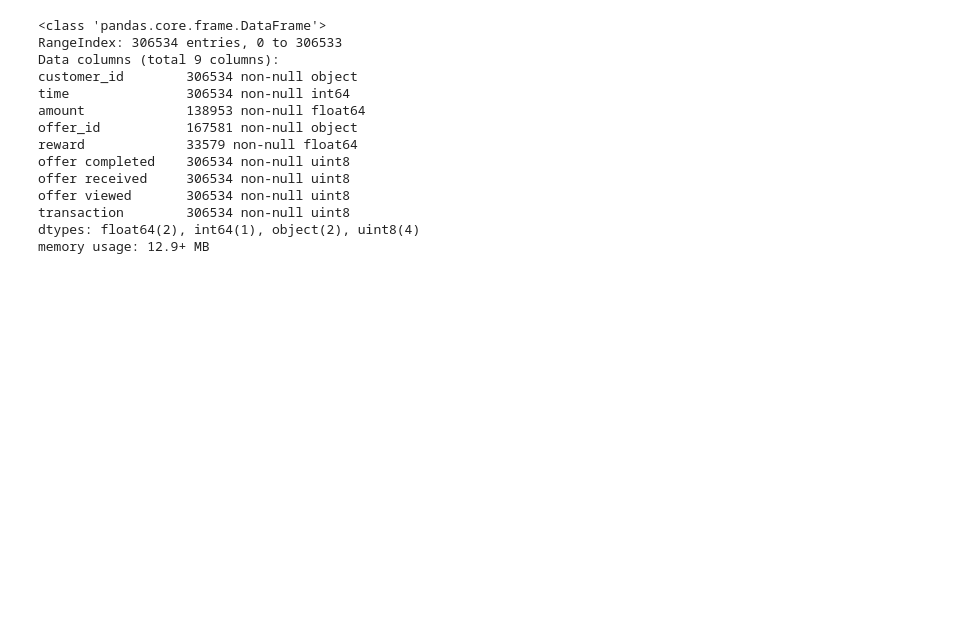
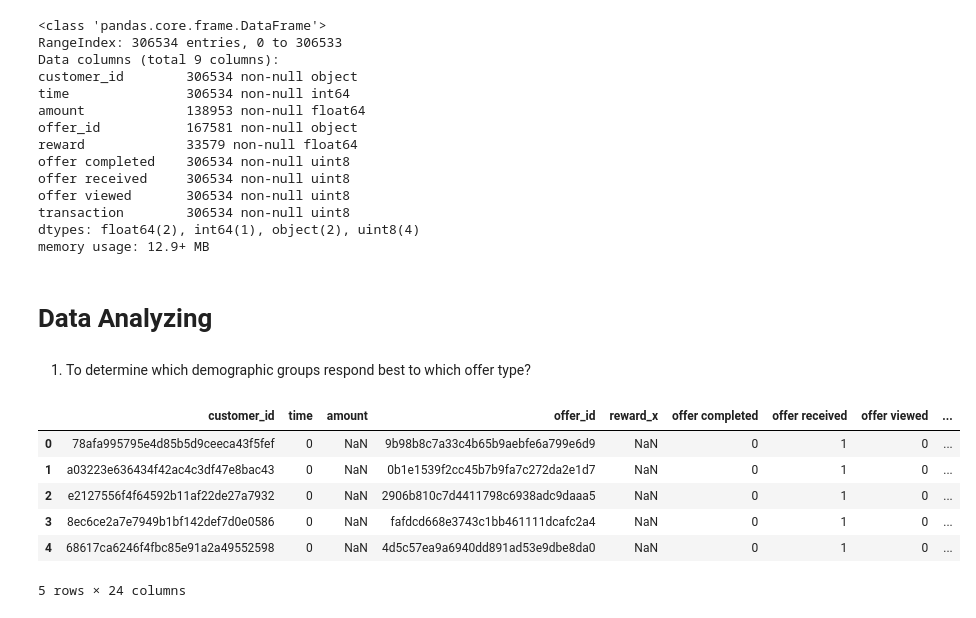
Before and after one commit to Martinsjsu/Starbuck_Promotion_Data_Analysis, a Jupyter notebook: Starbucks_Capstone_notebook.ipynb, the cells around one changed output. Cells and saved outputs as stored; diff of their text form; code cells hidden in the pictures; blank space fills up the shorter version.

```diff
--- a/Starbucks_Capstone_notebook.ipynb
+++ b/Starbucks_Capstone_notebook.ipynb
@@ -373,3 +396,20 @@ offer viewed       306534 non-null uint8
 transaction        306534 non-null uint8
 dtypes: float64(2), int64(1), object(2), uint8(4)
 memory usage: 12.9+ MB
+# %% [markdown]
+# Data Analyzing
+# %% [markdown]
+1.	To determine which demographic groups respond best to which offer type?
+# %%
+# merge customer, transaction and offer datasets
+transaction_customer = pd.merge(transaction, customer, how='left', on='customer_id')
+transaction_customer_offer = pd.merge(transaction_customer,offer, how='left', on='offer_id')
+transaction_customer_offer.head()
+# %% [output]
+|  | customer_id | time | amount | offer_id | reward_x | offer completed | offer received | offer viewed | ... |
+| 0 | 78afa995795e4d85b5d9ceeca43f5fef | 0 | NaN | 9b98b8c7a33c4b65b9aebfe6a799e6d9 | NaN | 0 | 1 | 0 | ... |
+| 1 | a03223e636434f42ac4c3df47e8bac43 | 0 | NaN | 0b1e1539f2cc45b7b9fa7c272da2e1d7 | NaN | 0 | 1 | 0 | ... |
+| 2 | e2127556f4f64592b11af22de27a7932 | 0 | NaN | 2906b810c7d4411798c6938adc9daaa5 | NaN | 0 | 1 | 0 | ... |
+| 3 | 8ec6ce2a7e7949b1bf142def7d0e0586 | 0 | NaN | fafdcd668e3743c1bb461111dcafc2a4 | NaN | 0 | 1 | 0 | ... |
+| 4 | 68617ca6246f4fbc85e91a2a49552598 | 0 | NaN | 4d5c57ea9a6940dd891ad53e9dbe8da0 | NaN | 0 | 1 | 0 | ... |
+5 rows × 24 columns
```
Also changed, not shown: parts of 55 cells of this notebook.
